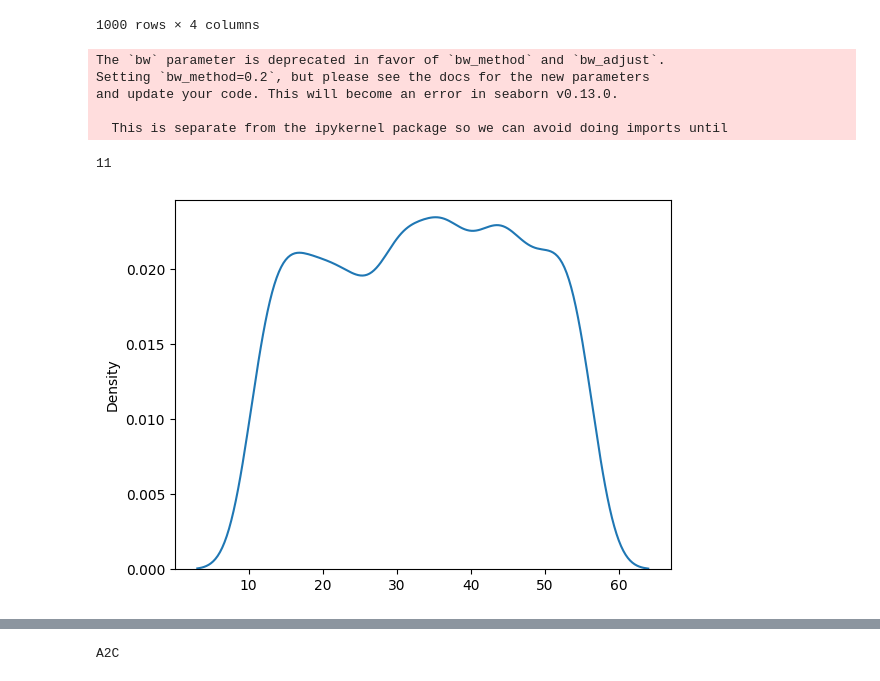
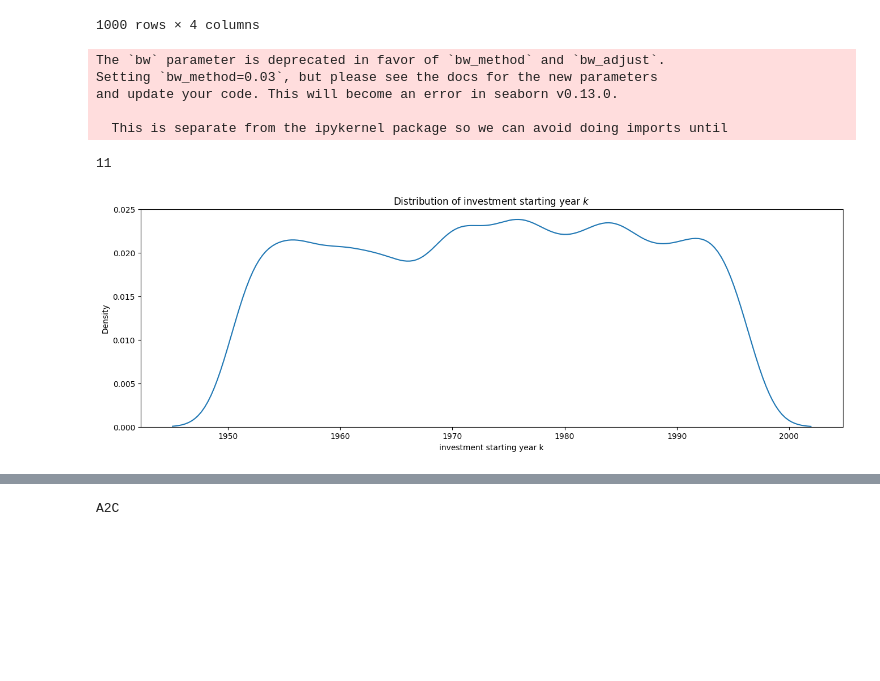
Before and after one commit to CriticalNameError/beastfolio, a Jupyter notebook: data_exploration.ipynb, the cells around one changed output, grey strips where cells are left out. Cells and saved outputs as stored; diff of their text form; code cells hidden in the pictures; blank space fills up the shorter version.

```diff
--- a/data_exploration.ipynb
+++ b/data_exploration.ipynb
@@ -413,16 +428,20 @@ val_data
 # %%
 # point in time
 val_data["0"].values
-sns.kdeplot(np.array(val_data["0"].values), bw=0.2)
+sns.kdeplot(np.array( [x + 1940 for x in val_data["0"].values]), bw=0.03, bw_adjust=5)
+plt.title("Distribution of investment starting year $k$")
+plt.xlabel("investment starting year k")
+#plt.hist(np.array(val_data["0"].values))
+plt.savefig('f_dist_starting_year.pdf', bbox_inches='tight' )
 val_data["0"].min()
 # %% [output]
 The `bw` parameter is deprecated in favor of `bw_method` and `bw_adjust`.
-Setting `bw_method=0.2`, but please see the docs for the new parameters
+Setting `bw_method=0.03`, but please see the docs for the new parameters
 and update your code. This will become an error in seaborn v0.13.0.
 
   This is separate from the ipykernel package so we can avoid doing imports until
 11
-[figure, old version]
+[figure, new version]
 # %%
 # risk
 val_data["1"].values
```
Also changed, not shown: parts of 10 cells of this notebook, 4 other files.
